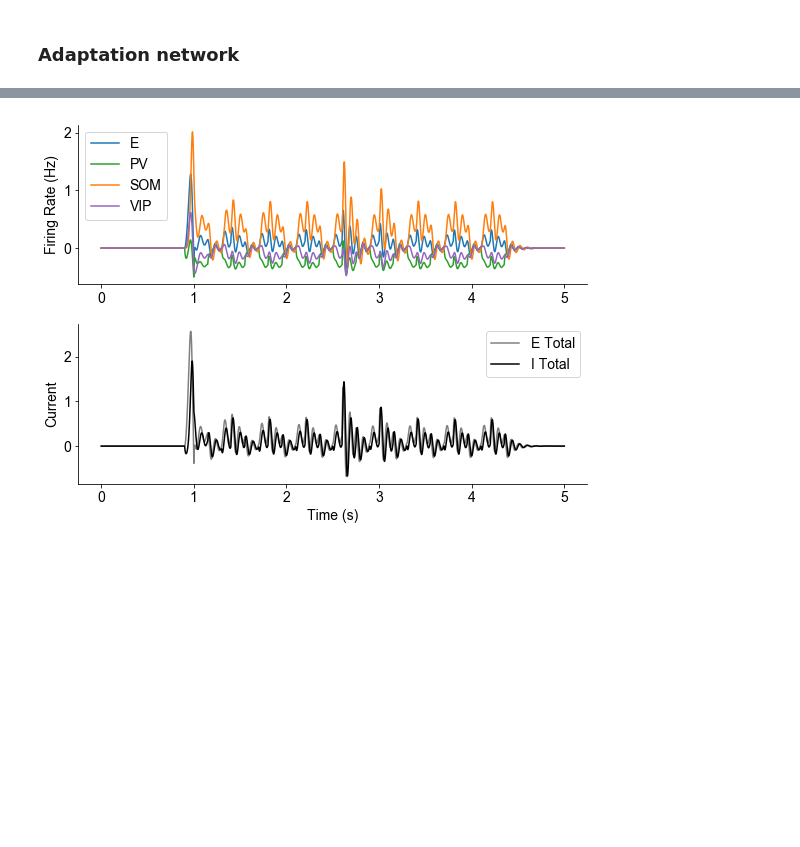
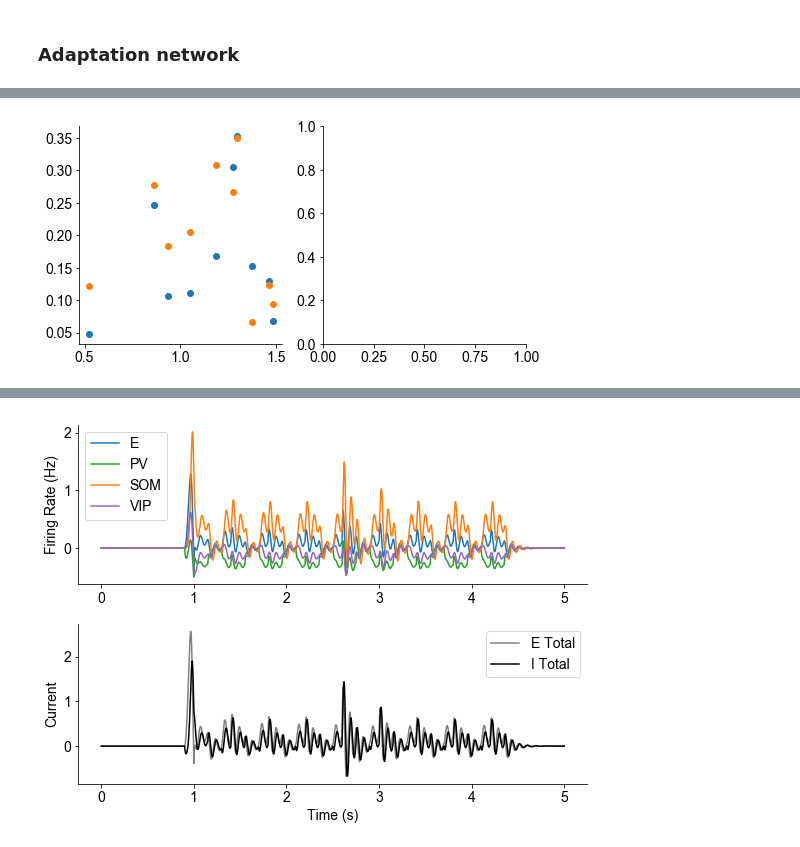
Before and after one commit to rdgao/1E3I, a Jupyter notebook: notebooks/rate_model.ipynb, the cells around one changed output, grey strips where cells are left out. Drawn from its saved outputs; the diff is of its cells as text; code cells hidden in the pictures; blank space fills up the shorter version.

```diff
--- a/notebooks/rate_model.ipynb
+++ b/notebooks/rate_model.ipynb
@@ -214,0 +247,19 @@ I_opto = np.convolve(opto_train, signal.windows.boxcar(int(0.25/dt)), mode='full
+# %%
+results_all = []
+for tr in range(n_trials):
+    print(tr,end='|')
+    W = np.array([[W_EEs[tr], -W_EPs[tr], -W_ESs[tr], 0],
+                  [W_PEs[tr], -W_PPs[tr], -W_PSs[tr], 0],
+                  [W_SEs[tr], 0, 0, -W_SVs[tr]],
+                  [W_VEs[tr], 0, -W_VSs[tr], 0]])
+
+    g0 = np.array([1., 1., 1., 1., g_SEs[tr]])
+    opto_amp = opto_amps[tr]
+    thalamic_amp = thalamic_amps[tr]
+
+    # initial cond
+    y0 = np.hstack((np.zeros(len(tau_neurons)),g0))
+    collect = (run_model(W, tau_neurons, T_adapt, y0, thalamic_amp, 0, 0, ESOM_fac, inc_VIP),
+              run_model(W, tau_neurons, T_adapt, y0, thalamic_amp, opto_amp, 1, ESOM_fac, inc_VIP),
+              run_model(W, tau_neurons, T_adapt, y0, thalamic_amp, opto_amp, 2, ESOM_fac, inc_VIP))
+    results_all.append(collect)
@@ -214,0 +283,13 @@ I_opto = np.convolve(opto_train, signal.windows.boxcar(int(0.25/dt)), mode='full
+# %%
+x_feat = W_EEs
+fr_all = np.array([[exp[3][0] for exp in results_all[tr]] for tr in range(n_trials)])
+ssa_all = np.array([[exp[4][0] for exp in results_all[tr]] for tr in range(n_trials)])
+plt.figure(figsize=(8,4))
+plt.subplot(1,2,1)
+plt.plot(x_feat, fr_all[:,1,0]-fr_all[:,0,0], 'o', label='NoPV-E')
+plt.plot(x_feat, fr_all[:,2,0]-fr_all[:,0,0], 'o', label='NoSOM-E')
+plt.subplot(1,2,2)
+
+sns.despine()
+# %% [output]
+[figure, added]
```
Also changed, not shown: parts of 10 cells of this notebook.
